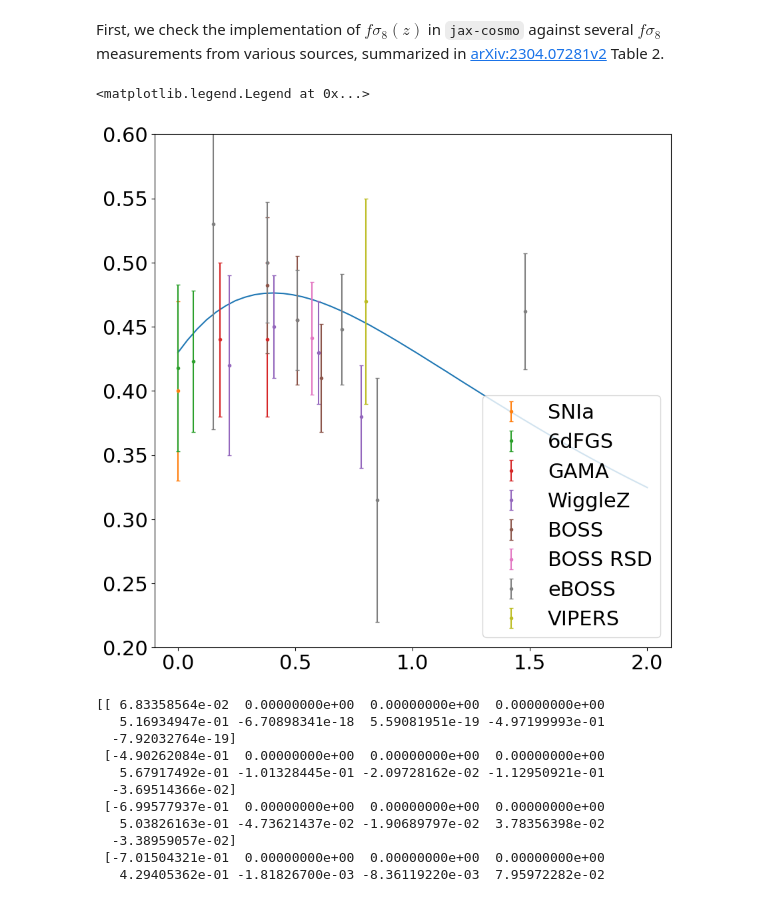
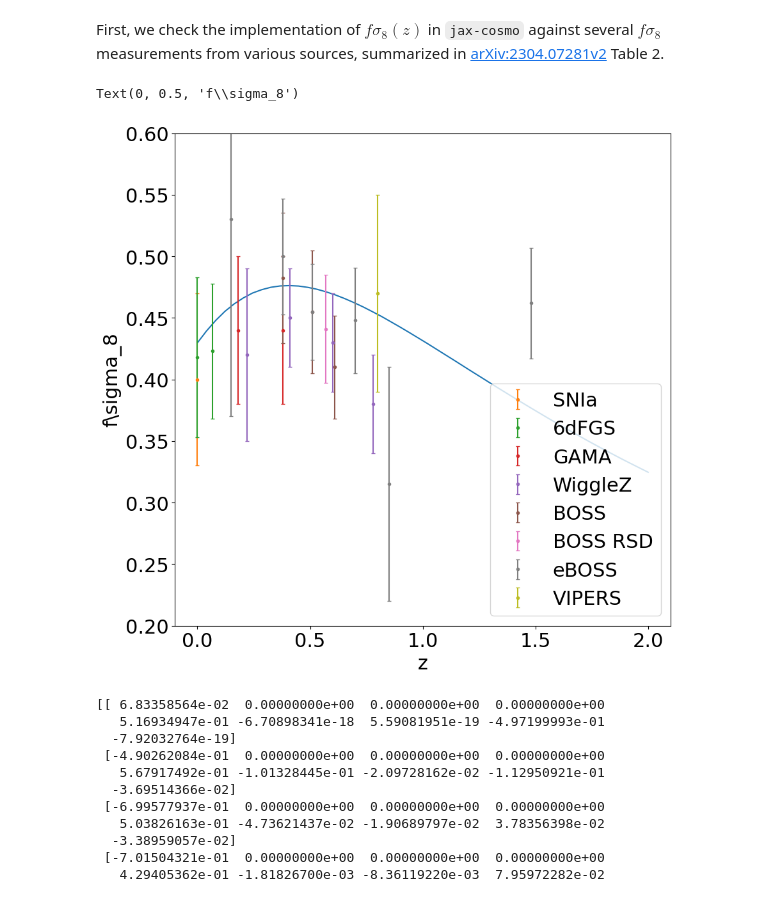
Before and after one commit to cmatties/CAMB-Workbook, a Jupyter notebook: fsigma8-BAO.ipynb, the cells around one changed output. Drawn from its saved outputs; the diff is of its cells as text; code cells hidden in the pictures.

```diff
--- a/fsigma8-BAO.ipynb
+++ b/fsigma8-BAO.ipynb
@@ -116,22 +116,25 @@ def fsigma8(cosmo, z):
 # %%
 zs = np.linspace(0,2)
 
 
 plt.figure(figsize=(10,10))
 plt.plot(zs, fsigma8(fid_cosmo, zs))
 plt.errorbar([0],[.4], yerr=[.07], label='SNIa', ls='none', marker='.', capsize=2)
 plt.errorbar([0,.067],[.418,.423], yerr=[.065,.055], label='6dFGS', ls='none', marker='.', capsize=2)
 plt.errorbar([.18, .38],[.44, .44], yerr=[.06,.06], label='GAMA', ls='none', marker='.', capsize=2)
 plt.errorbar([.22, .41, .6, .78], [.42, .45, .43, .38], yerr=[.07,.04,.04,.04], label='WiggleZ', ls='none', marker='.', capsize=2)
 plt.errorbar([.38, .51, .61], [.4823, .455, .41], yerr=[.053,.05,.042], label='BOSS', ls='none', marker='.', capsize=2)
 plt.errorbar([.57], [.441], yerr=[.044], label="BOSS RSD", ls='none', marker='.', capsize=2)
 plt.errorbar([.15, .38, .51, .7, .85, 1.48], [.53, .5, .455, .448, .315, .462], yerr=[.16,.047,.039,.043,.095,.045], label='eBOSS', ls='none', marker='.', capsize=2)
 plt.errorbar([.8],[.47], yerr=[.08], label='VIPERS', ls='none', marker='.', capsize=2)
 plt.ylim((.2,.6))
 plt.legend(loc='lower right')
+
+plt.xlabel('z')
+plt.ylabel(r'f\sigma_8')
 # %% [output]
-<matplotlib.legend.Legend at 0x...>
+Text(0, 0.5, 'f\\sigma_8')
-[figure, old version]
+[figure, new version]
 # %%
 z = np.linspace(0, 5, num=10)
 # %%
```
Also changed, not shown: parts of 1 cell of this notebook.
